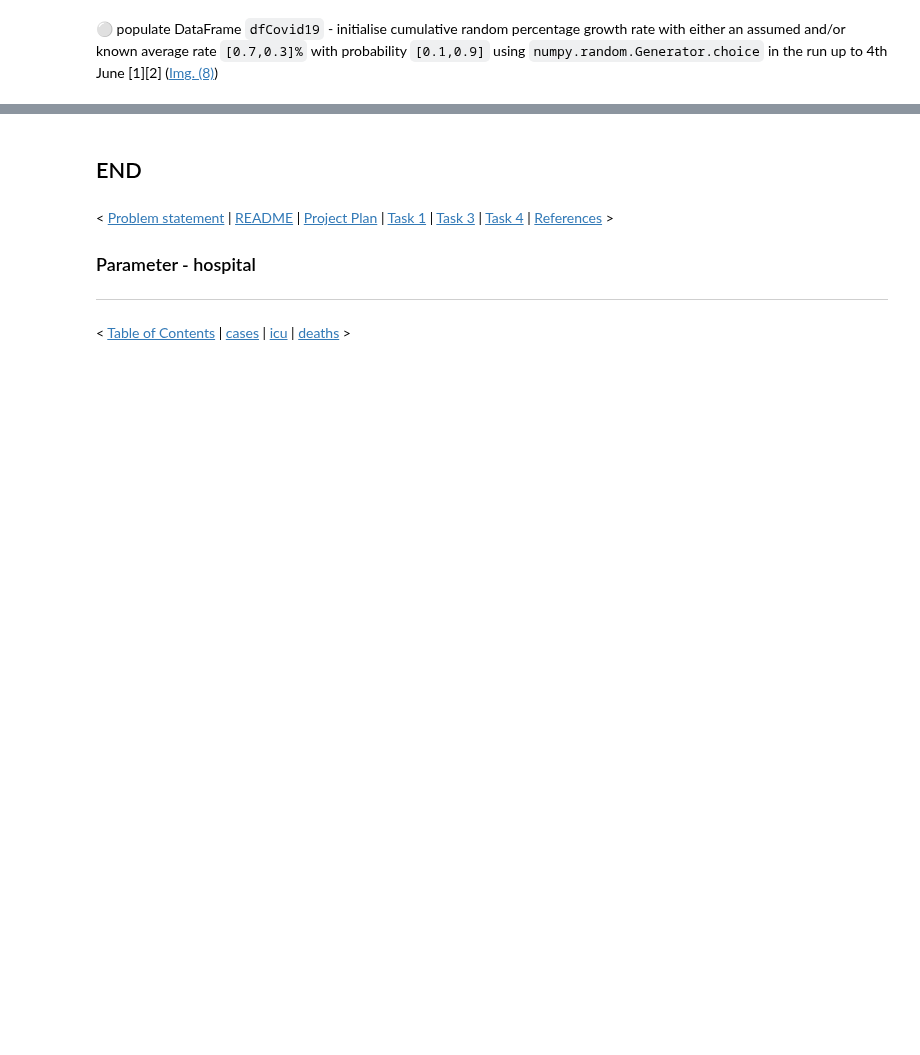
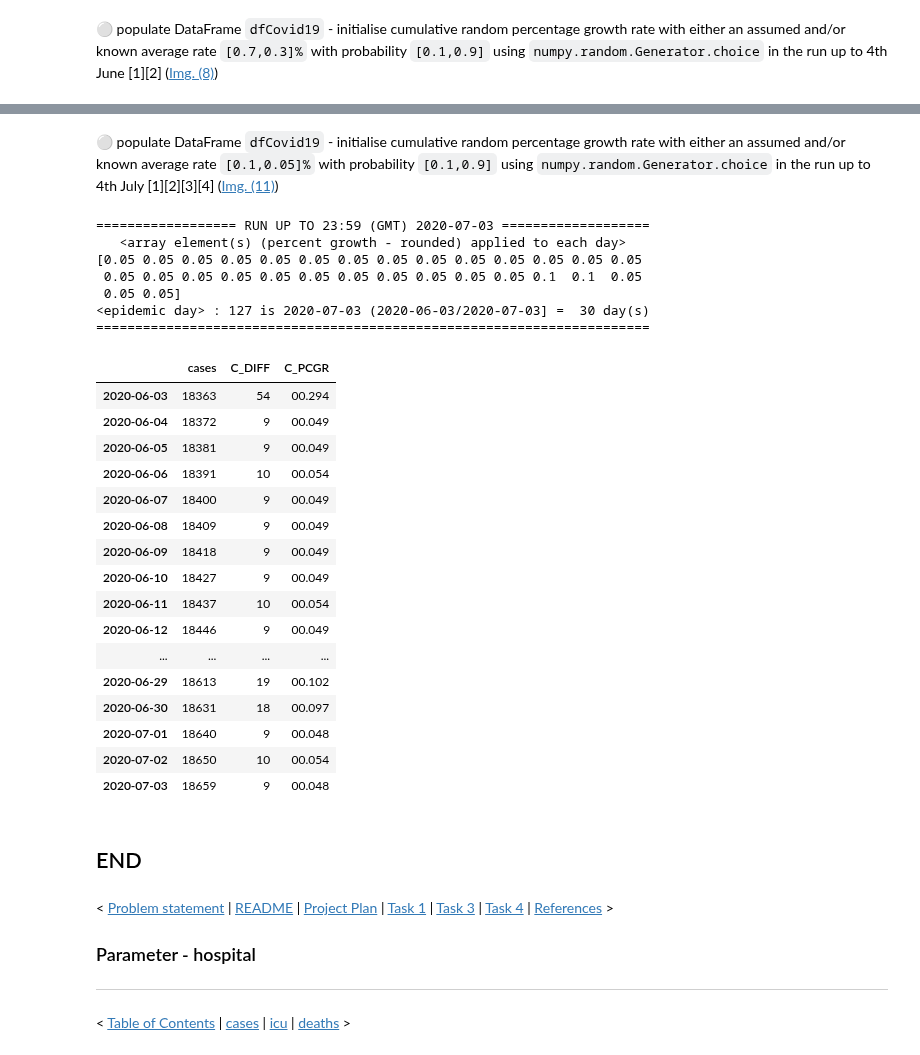
Before and after one commit to E6985/pda-numpy-random-simulation, a Jupyter notebook: Programming-for-Data-Analysis-Project-2020.ipynb, the cells around one changed output, grey strips where cells are left out. Cells and saved outputs as stored; diff of their text form; code cells hidden in the pictures; blank space fills up the shorter version.

Commit message:
DUE: 6th January, 2021 (23:59) - (2020-02-28/07-03] cases - Research/Synthetic data completed.

```diff
--- a/Programming-for-Data-Analysis-Project-2020.ipynb
+++ b/Programming-for-Data-Analysis-Project-2020.ipynb
@@ -1034,3 +1055,48 @@ fStatus(dfCovid19,nFrom,nTo)[[nColumn,"C_DIFF","C_PCGR"]]
+# %% [markdown]
+&#x26AA; populate DataFrame ``dfCovid19`` - initialise cumulative random percentage growth rate with either an assumed and/or known average rate ``[0.1,0.05]%`` with probability ``[0.1,0.9]`` using ``numpy.random.Generator.choice`` in the run up to 4th July [1][2][3][4] ([Img. (11)](https://github.com/E6985/pda-numpy-random-simulation/blob/main/img/metrics-run-up-to-23062020.png))
+
+<!--
+[1] P. Nolan (IEMAG), "Department of Health briefing on Covid-19 (06/11/2020)," [rte](https://www.youtube.com/watch?v=ykT6gPC4XAU), June 2020.
+
+[2] P. Nolan (IEMAG), "LIVE: COVID-19 briefing as health officials confirm latest cases, deaths & trends (18/06/2020)," [VirginMediaNews](https://web.archive.org/web/20201207130443if_/https://www.facebook.com/VirginMediaNews/videos/3366215196746021), June 2020.
+
+[3] P. Nolan (IEMAG), "LIVE: Coronavirus press briefing as latest cases, deaths & trends are confirmed (02/07/2020)," [VirginMediaNews](https://web.archive.org/web/20201207131030if_/https://www.facebook.com/VirginMediaNews/videos/327752801951242), July 2020.
+
+[4] P. Nolan (IEMAG), "Watch LIVE as the latest coronavirus cases, deaths and trends are announced (23/07/2020)," [VirginMediaNews](https://web.archive.org/web/20201207131431if_/https://www.facebook.com/VirginMediaNews/videos/905971223258186), July 2020.
+
+[5] Anaconda (choice), "numpy.random.Generator," Docstring, June 2020.
+-->
+# %%
+nFrom,nTo="2020-06-03","2020-07-03"
+nCases=fCovid19(nFrom,nTo,nColumn,np.random.default_rng().choice(a=[0.1,0.05],
+                                                                 p=[0.1,0.9],size=30))
+fEpidemicDay(dfCovid19,nTo)
+fStatus(dfCovid19,nFrom,nTo)[[nColumn,"C_DIFF","C_PCGR"]]
+# %% [output]
+================== RUN UP TO 23:59 (GMT) 2020-07-03 ===================
+   <array element(s) (percent growth - rounded) applied to each day>
+[0.05 0.05 0.05 0.05 0.05 0.05 0.05 0.05 0.05 0.05 0.05 0.05 0.05 0.05
+ 0.05 0.05 0.05 0.05 0.05 0.05 0.05 0.05 0.05 0.05 0.05 0.1  0.1  0.05
+ 0.05 0.05]
+<epidemic day> : 127 is 2020-07-03 (2020-06-03/2020-07-03] =  30 day(s)
+=======================================================================
+|  | cases | C_DIFF | C_PCGR |
+| 2020-06-03 | 18363 | 54 | 00.294 |
+| 2020-06-04 | 18372 | 9 | 00.049 |
+| 2020-06-05 | 18381 | 9 | 00.049 |
+| 2020-06-06 | 18391 | 10 | 00.054 |
+| 2020-06-07 | 18400 | 9 | 00.049 |
+| 2020-06-08 | 18409 | 9 | 00.049 |
+| 2020-06-09 | 18418 | 9 | 00.049 |
+| 2020-06-10 | 18427 | 9 | 00.049 |
+| 2020-06-11 | 18437 | 10 | 00.054 |
+| 2020-06-12 | 18446 | 9 | 00.049 |
+| ... | ... | ... | ... |
+| 2020-06-29 | 18613 | 19 | 00.102 |
+| 2020-06-30 | 18631 | 18 | 00.097 |
+| 2020-07-01 | 18640 | 9 | 00.048 |
+| 2020-07-02 | 18650 | 10 | 00.054 |
+| 2020-07-03 | 18659 | 9 | 00.048 |
 # %% [markdown]
 ## END
 # %% [markdown]
```
Also changed, not shown: parts of 17 cells of this notebook.
